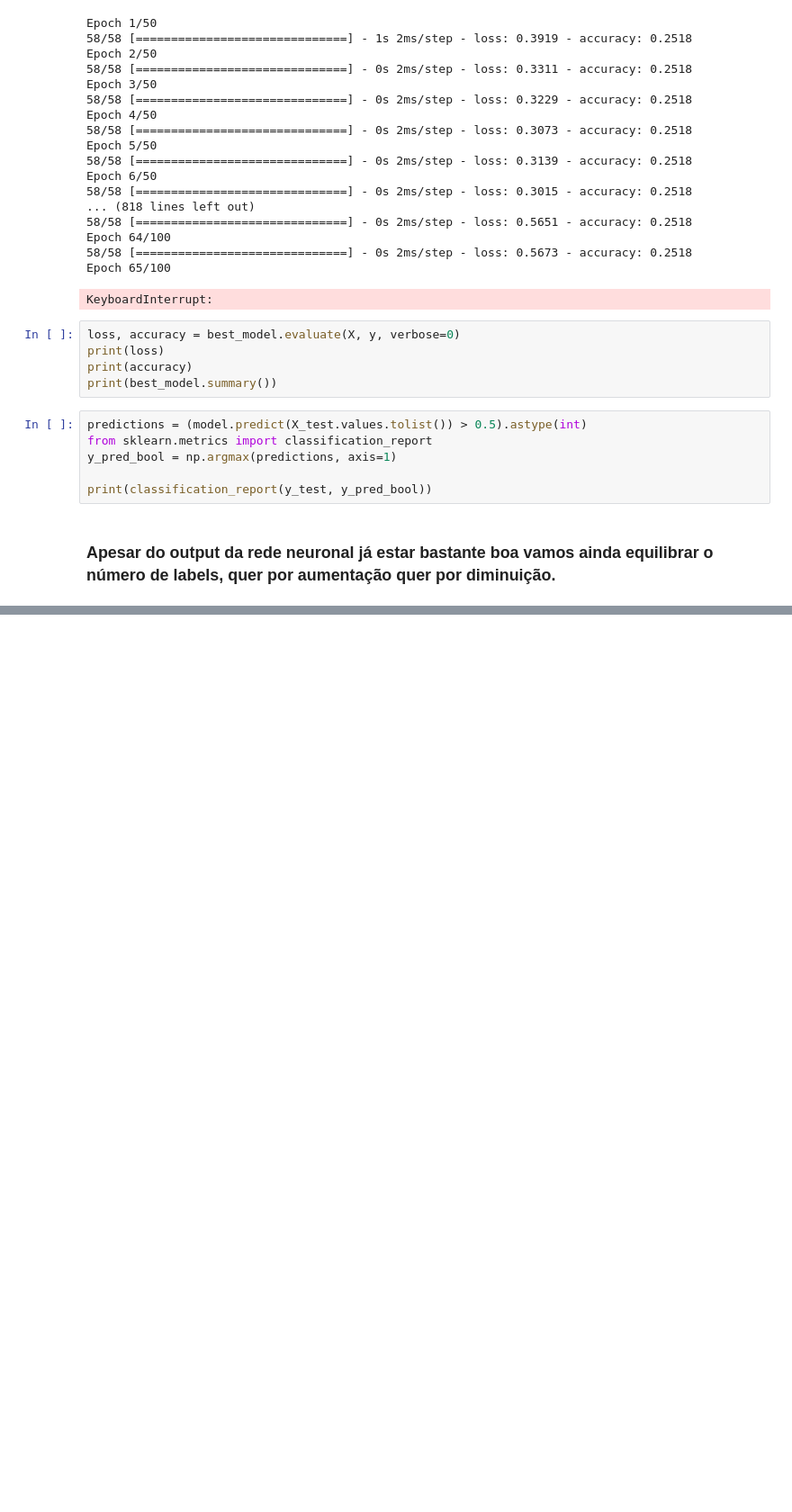
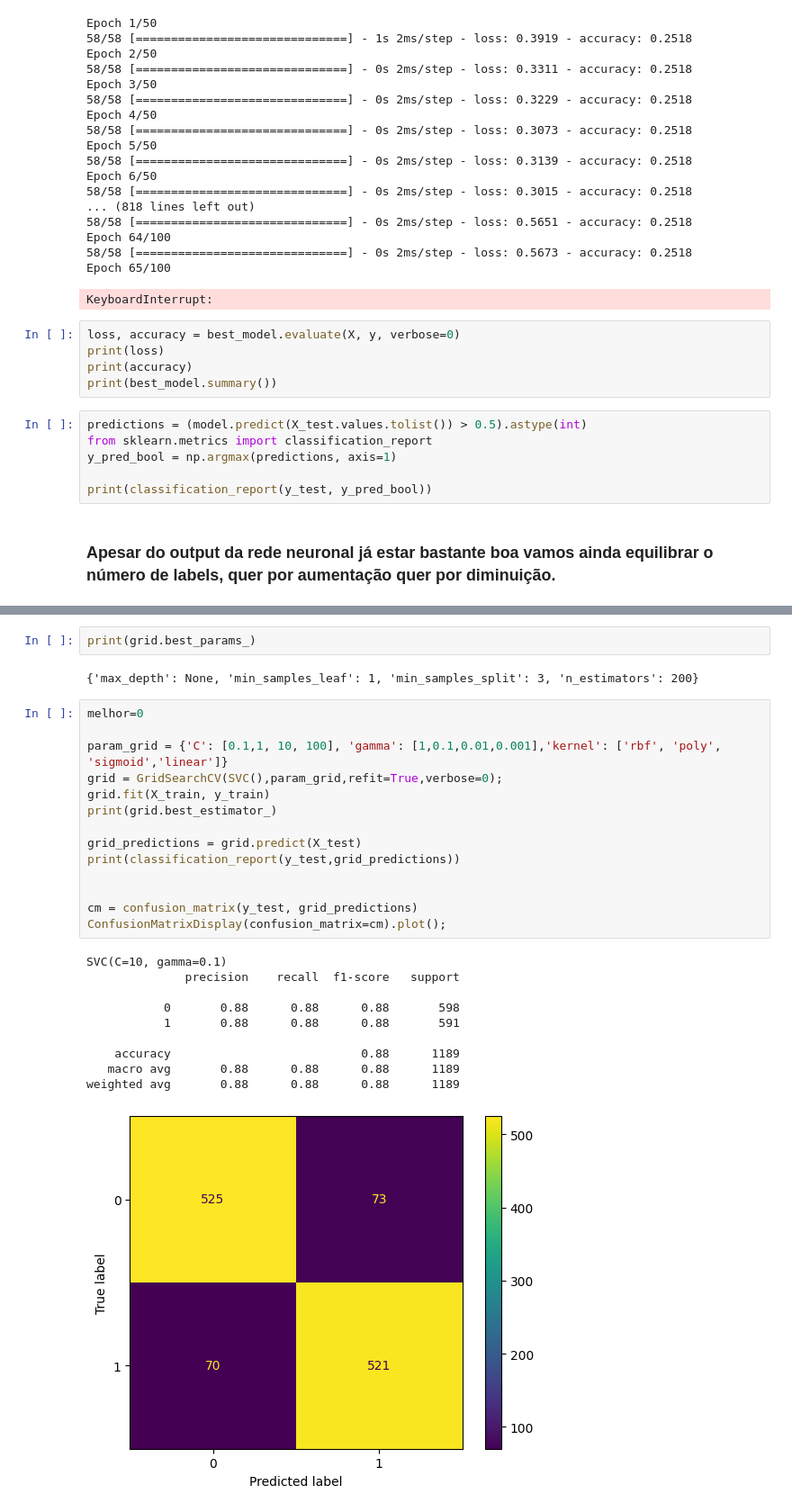
Before and after one commit to guilhermevaz8/LungCancer, a Jupyter notebook: LabIACDreal.ipynb, the cells around one changed output, grey strips where cells are left out. Shown: that part at 90% size. Cells and saved outputs as stored; diff of their text form; blank space fills up the shorter version.

```diff
--- a/LabIACDreal.ipynb
+++ b/LabIACDreal.ipynb
@@ -688,0 +771,29 @@ print("Desvio padrão das pontuações:", scores.std())
+# %%
+print(grid.best_params_)
+# %% [output]
+{'max_depth': None, 'min_samples_leaf': 1, 'min_samples_split': 3, 'n_estimators': 200}
+# %%
+melhor=0
+
+param_grid = {'C': [0.1,1, 10, 100], 'gamma': [1,0.1,0.01,0.001],'kernel': ['rbf', 'poly', 'sigmoid','linear']}
+grid = GridSearchCV(SVC(),param_grid,refit=True,verbose=0);
+grid.fit(X_train, y_train)
+print(grid.best_estimator_)
+
+grid_predictions = grid.predict(X_test)
+print(classification_report(y_test,grid_predictions))
+
+
+cm = confusion_matrix(y_test, grid_predictions)
+ConfusionMatrixDisplay(confusion_matrix=cm).plot();
+# %% [output]
+SVC(C=10, gamma=0.1)
+              precision    recall  f1-score   support
+
+           0       0.88      0.88      0.88       598
+           1       0.88      0.88      0.88       591
+
+    accuracy                           0.88      1189
+   macro avg       0.88      0.88      0.88      1189
+weighted avg       0.88      0.88      0.88      1189
+[figure, added]
```
Also changed, not shown: parts of 12 cells of this notebook.
